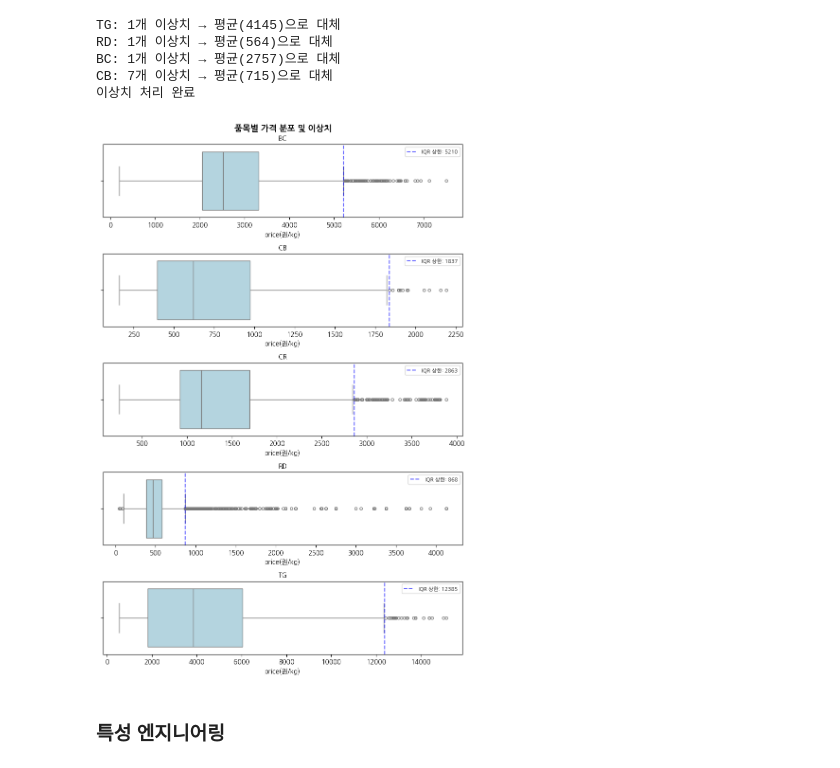
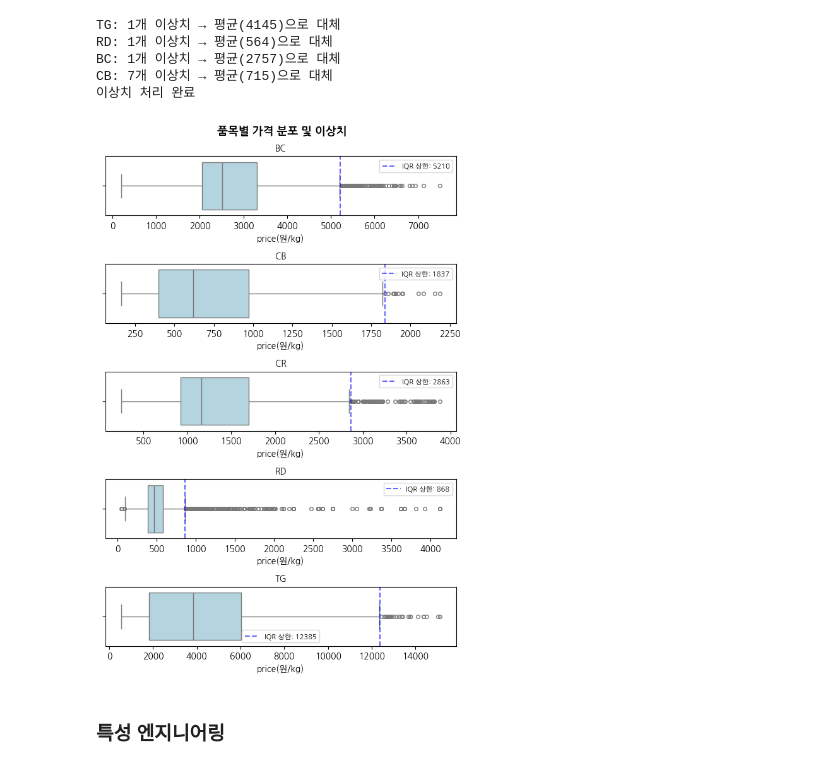
Before and after one commit to chul3224/Tomorrow-Jeju, a Jupyter notebook: 각자_최종파트/Jeju_Final_v1.2dw.ipynb, the cells around one changed output. Cells and saved outputs as stored; diff of their text form; code cells hidden in the pictures.

```diff
--- a/각자_최종파트/Jeju_Final_v1.1.ipynb
+++ b/각자_최종파트/Jeju_Final_v1.2dw.ipynb
@@ -88,7 +88,7 @@ np.random.seed(SEED)
 tf.random.set_seed(SEED)
 os.environ['PYTHONHASHSEED'] = str(SEED)
 
-DATA_PATH = '../kim-dw/data/'
+DATA_PATH = 'data/'
 train = pd.read_csv(DATA_PATH + 'train.csv', encoding='utf-8-sig')
 test  = pd.read_csv(DATA_PATH + 'test.csv',  encoding='utf-8-sig')
 sub   = pd.read_csv(DATA_PATH + 'sample_submission.csv', encoding='utf-8-sig')
@@ -669,20 +667,20 @@ CB: 7개 이상치 → 평균(715)으로 대체
 # %%
 # Boxplot + IQR 이상치 확인
 items = sorted(train['item'].unique())
-fig, axes = plt.subplots(5, 1, figsize=(8, 12))
+fig, axes = plt.subplots(5, 1, figsize=(6, 9))
 for i, item in enumerate(items):
     df_i = train[(train['item'] == item) & (train['price(원/kg)'] > 0)]
     Q1, Q3 = df_i['price(원/kg)'].quantile([0.25, 0.75])
     upper = Q3 + 1.5 * (Q3 - Q1)
     sns.boxplot(data=df_i, x='price(원/kg)', ax=axes[i], color='lightblue', fliersize=4)
     axes[i].axvline(upper, color='blue', linestyle='--', alpha=0.6, label=f'IQR 상한: {upper:.0f}')
     axes[i].set_title(f'{item}', fontsize=10)
     axes[i].legend(fontsize=8)
 plt.suptitle('품목별 가격 분포 및 이상치', fontsize=13, fontweight='bold')
 plt.tight_layout()
 plt.show()
 # %% [output]
-[figure, old version]
+[figure, new version]
 # %% [markdown]
 ### 특성 엔지니어링
 # %%
```
Also changed, not shown: parts of 7 cells of this notebook, 1 other file.
